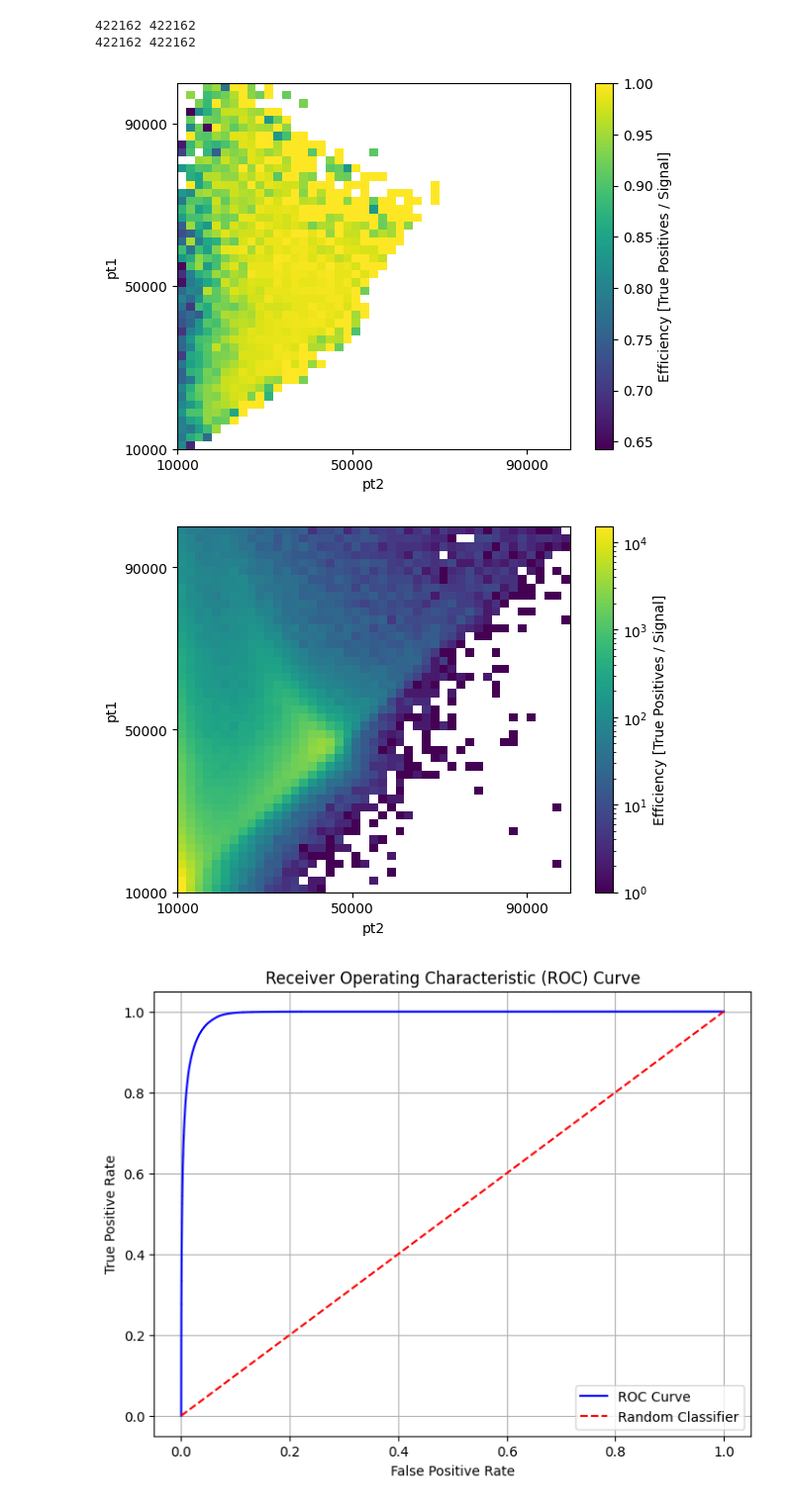
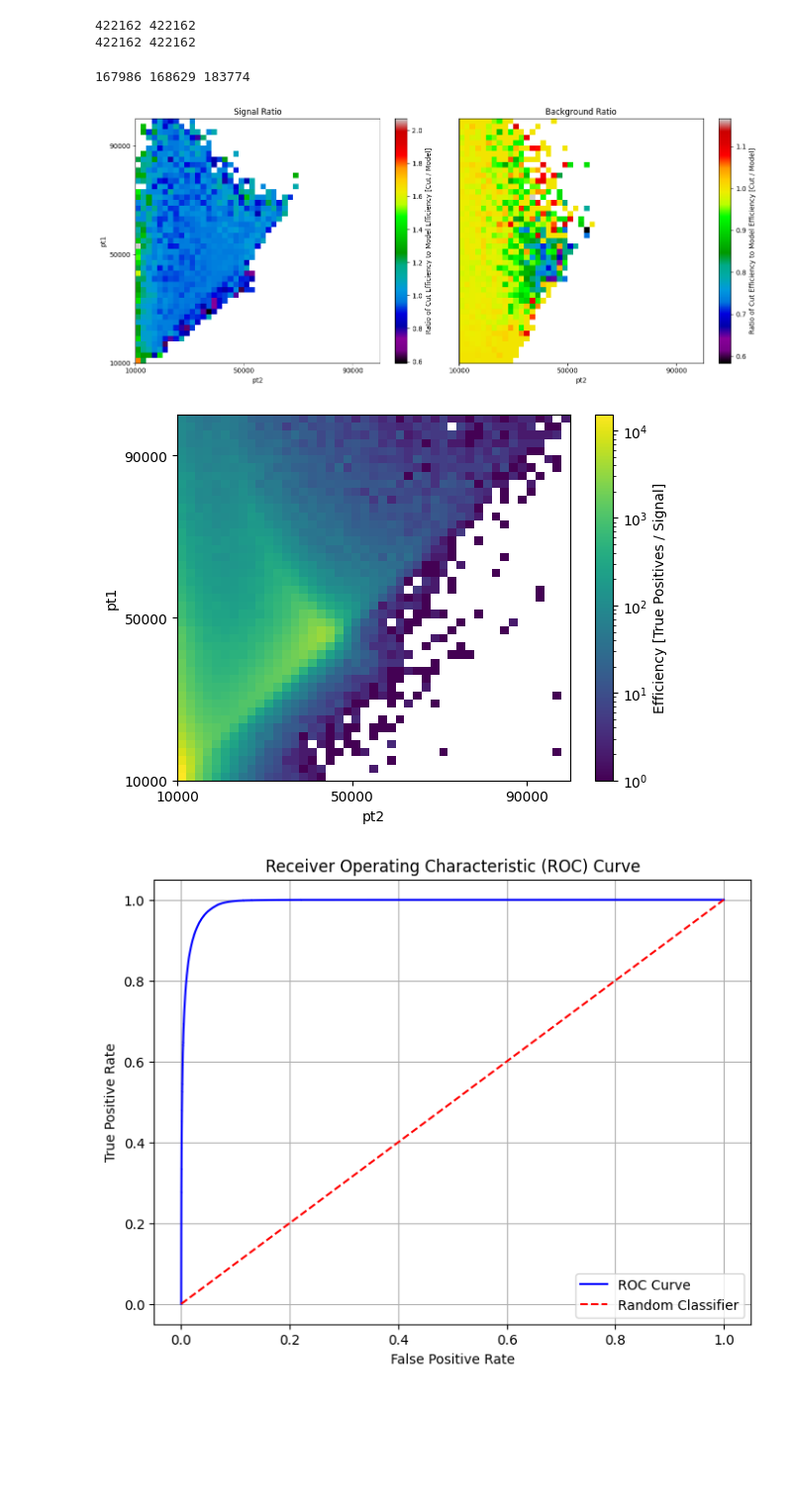
Before and after one commit to Le-Jonas/Masters_project, a Jupyter notebook: ML_lite.ipynb, the cells around one changed output. Shown at 99% size. Drawn from its saved outputs; the diff is of its cells as text; code cells hidden in the pictures; blank space fills up the shorter version.

```diff
--- a/ML_lite.ipynb
+++ b/ML_lite.ipynb
@@ -297,9 +297,9 @@ test_dataset = dataset_classes.ZPairDataset(
 
 device = torch.device('cuda' if torch.cuda.is_available() else 'mps' if torch.backends.mps.is_available() else 'cpu')
 train_sampler = data_loading.ShuffledContiguousBatchSampler(len(train_dataset), batch_size=4096, dataset=train_dataset)
-train_loader = DataLoader(train_dataset, batch_sampler=train_sampler, num_workers=8, prefetch_factor=2, persistent_workers=True, pin_memory=True)
-val_loader = DataLoader(val_dataset, batch_size=4096, shuffle=False, num_workers=8, prefetch_factor=2, persistent_workers=True, pin_memory=True)
-test_loader = DataLoader(test_dataset, batch_size=4096, shuffle=False, num_workers=8, prefetch_factor=2, persistent_workers=True, pin_memory=True)
+train_loader = DataLoader(train_dataset, batch_sampler=train_sampler, num_workers=4, prefetch_factor=2, persistent_workers=True, pin_memory=True)
+val_loader = DataLoader(val_dataset, batch_size=4096, shuffle=False, num_workers=4, prefetch_factor=2, persistent_workers=True, pin_memory=True)
+test_loader = DataLoader(test_dataset, batch_size=4096, shuffle=False, num_workers=4, prefetch_factor=2, persistent_workers=True, pin_memory=True)
 
 particle_fields = [field for field in train_dataset.fields if not field.startswith("eventwise_")]
 event_fields = [field for field in train_dataset.fields if field.startswith("eventwise_")]
@@ -332,14 +334,21 @@ torch.save(model_origin.state_dict(), "model_origin_pair.pth")
 # %%
 pt1 = []
 pt2 = []
+ps_med = []
+ps_tight = []
 targets = []
 for batch in val_loader:
     e1, e2, event, target = batch
     pt1.append(e1[:, 6825])
     pt2.append(e2[:, 6825])
     targets.append(target)
+    ps_tight.append(e1[:, 6867] * e2[:, 6867])
+    ps_med.append(e1[:, 6865] * e2[:, 6865])
+
 pt1 = np.concatenate(pt1, axis=0)
 pt2 = np.concatenate(pt2, axis=0)
+ps_med = np.concatenate(ps_med, axis=0)
+ps_tight = np.concatenate(ps_tight, axis=0)
 targets = np.concatenate(targets, axis=0) == 13
 targets = targets.reshape(-1, 2)
 targets = targets[:, 0] * targets[:, 1]
@@ -355,41 +364,83 @@ print(len(pt1), len(pt2))
 # %%
 square_size = 2000
 
-predicted_labels = (predictions > 0).astype(bool)
+predicted_labels = (predictions > 2).astype(bool)
+cut_labels = (ps_med > 0.5)
+print(cut_labels.sum(), predicted_labels.sum(), targets.sum())
 true_positives = targets * predicted_labels
 false_negatives = targets * (1 - predicted_labels)
+cut_true_positives = targets * cut_labels
+cut_false_negatives = targets * (1 - cut_labels)
+
+true_negatives = (1 - targets) * (1 - predicted_labels)
+false_positives = (1 - targets) * predicted_labels
+cut_true_negatives = (1 - targets) * (1 - cut_labels)
+cut_false_positives = (1 - targets) * cut_labels
 
 ptmin = min(np.min(pt1), np.min(pt2))
 ptmax = max(np.max(pt1), np.max(pt2))
 ptmax = 100000
 
 x = np.arange(ptmin, ptmax, square_size)
 y = np.arange(ptmin, ptmax, square_size)
 if len(x) * len(y) > 10000:
     raise ValueError("A large number of squares will be generated. Consider increasing the square_size to reduce the number of squares. Otherwise, comment out the following check to proceed with the current square_size.")
 z = np.zeros((len(x), len(y)))
+z_bkg = np.zeros((len(x), len(y)))
 signal_size = np.zeros((len(x), len(y)))
 for i in range(len(x)):
     for j in range(len(y)):
         mask = (pt1 >= x[i]) & (pt1 < x[i] + square_size) & (pt2 >= y[j]) & (pt2 < y[j] + square_size)
         tp_count = np.sum(true_positives[mask])
+        tn_count = np.sum(true_negatives[mask])
+        fp_count = np.sum(false_positives[mask])
         fn_count = np.sum(false_negatives[mask])
-        z[i, j] = tp_count / (tp_count + fn_count) if (tp_count + fn_count) > 10 else np.nan
+        cut_tp_count = np.sum(cut_true_positives[mask])
+        cut_fn_count = np.sum(cut_false_negatives[mask])
+        cut_tn_count = np.sum(cut_true_negatives[mask])
+        cut_fp_count = np.sum(cut_false_positives[mask])
+
+        if (tp_count + fn_count) > (cut_tp_count + cut_fn_count):
+            raise ValueError(f"At square ({i}, {j}), the number of true positives and false negatives for the model exceeds that of the cut labels. This indicates an inconsistency in the data. tp_count={tp_count}, fn_count={fn_count}, cut_tp_count={cut_tp_count}, cut_fn_count={cut_fn_count}.")
+        efficiency = tp_count / (tp_count + fn_count) if (tp_count + fn_count) > 10 else np.nan
+        cut_efficiency = cut_tp_count / (cut_tp_count + cut_fn_count) if (cut_tp_count + cut_fn_count) > 10 else np.nan
+        z[i, j] = cut_efficiency / efficiency if efficiency > 0 else np.nan
         signal_size[i, j] = np.sum(mask)
         if z[i, j] < 0:
             print(f"Warning: Negative value encountered at ({i}, {j}) with tp_count={tp_count} and fn_count={fn_count}. Setting z[{i}, {j}] to 0.")
-plt.imshow(z, extent=(ptmin, ptmax, ptmin, ptmax), origin='lower', aspect='auto', cmap='viridis')
-ax = plt.gca()
-ax.set_xticks(np.arange(ptmin, ptmax, square_size*20))
-ax.set_yticks(np.arange(ptmin, ptmax, square_size*20))
-plt.colorbar(label='Efficiency [True Positives / Signal]')
-plt.xlabel('pt2')
-plt.ylabel('pt1')
+
+        bkg_efficiency = cut_tn_count / (cut_tn_count + cut_fp_count) if (cut_tn_count + cut_fp_count) > 10 else np.nan
+        bkg_efficiency_model = tn_count / (tn_count + fp_count) if (tn_count + fp_count) > 10 else np.nan
+        z_bkg[i, j] = bkg_efficiency / bkg_efficiency_model if bkg_efficiency_model > 0 else np.nan
+        if z_bkg[i, j] < 0:
+            print(f"Warning: Negative value encountered at ({i}, {j}) with tn_count={tn_count} and fp_count={fp_count}. Setting z_bkg[{i}, {j}] to 0.")
+
+from matplotlib.colors import LogNorm
+fig, ax = plt.subplots(1, 2, figsize=(14, 6))
+im_sig = ax[0].imshow(z, extent=(ptmin, ptmax, ptmin, ptmax), origin='lower', aspect='auto', cmap='nipy_spectral')
+im_bkg = ax[1].imshow(z_bkg, extent=(ptmin, ptmax, ptmin, ptmax), origin='lower', aspect='auto', cmap='nipy_spectral')
+ax[0].set_title('Signal Ratio')
+ax[1].set_title('Background Ratio')
+ax[0].set_xlabel('pt2')
+ax[0].set_ylabel('pt1')
+ax[1].set_xlabel('pt2')
+#ax[1].set_ylabel('pt1')
+for a in ax:
+    a.set_xticks(np.arange(ptmin, ptmax, square_size*20))
+    if a == ax[0]:
+        a.set_yticks(np.arange(ptmin, ptmax, square_size*20))
+    else:
+        a.set_yticks([])
+
+fig.colorbar(im_sig, ax=ax[0], label='Ratio of Cut Efficiency to Model Efficiency [Cut / Model]')
+fig.colorbar(im_bkg, ax=ax[1], label='Ratio of Cut Efficiency to Model Efficiency [Cut / Model]')
+plt.tight_layout()
 plt.show()
 # %% [output]
+167986 168629 183774
-[figure, old version]
+[figure, new version]
 # %%
-from matplotlib.colors import LogNorm
+
 plt.imshow(signal_size, extent=(ptmin, ptmax, ptmin, ptmax), norm = LogNorm(vmin=np.min(signal_size[signal_size > 0]), vmax=np.max(signal_size)), origin='lower', aspect='auto', cmap='viridis')
 ax = plt.gca()
 ax.set_xticks(np.arange(ptmin, ptmax, square_size*20))
@@ -399,7 +450,7 @@ plt.xlabel('pt2')
 plt.ylabel('pt1')
 plt.show()
 # %% [output]
-[figure, old version]
+[figure, new version]
 # %%
 roc_curve_data = roc_curve(targets, predictions)
 plt.figure(figsize=(8, 6))
```
Also changed, not shown: parts of 2 cells of this notebook, 2 other files.
